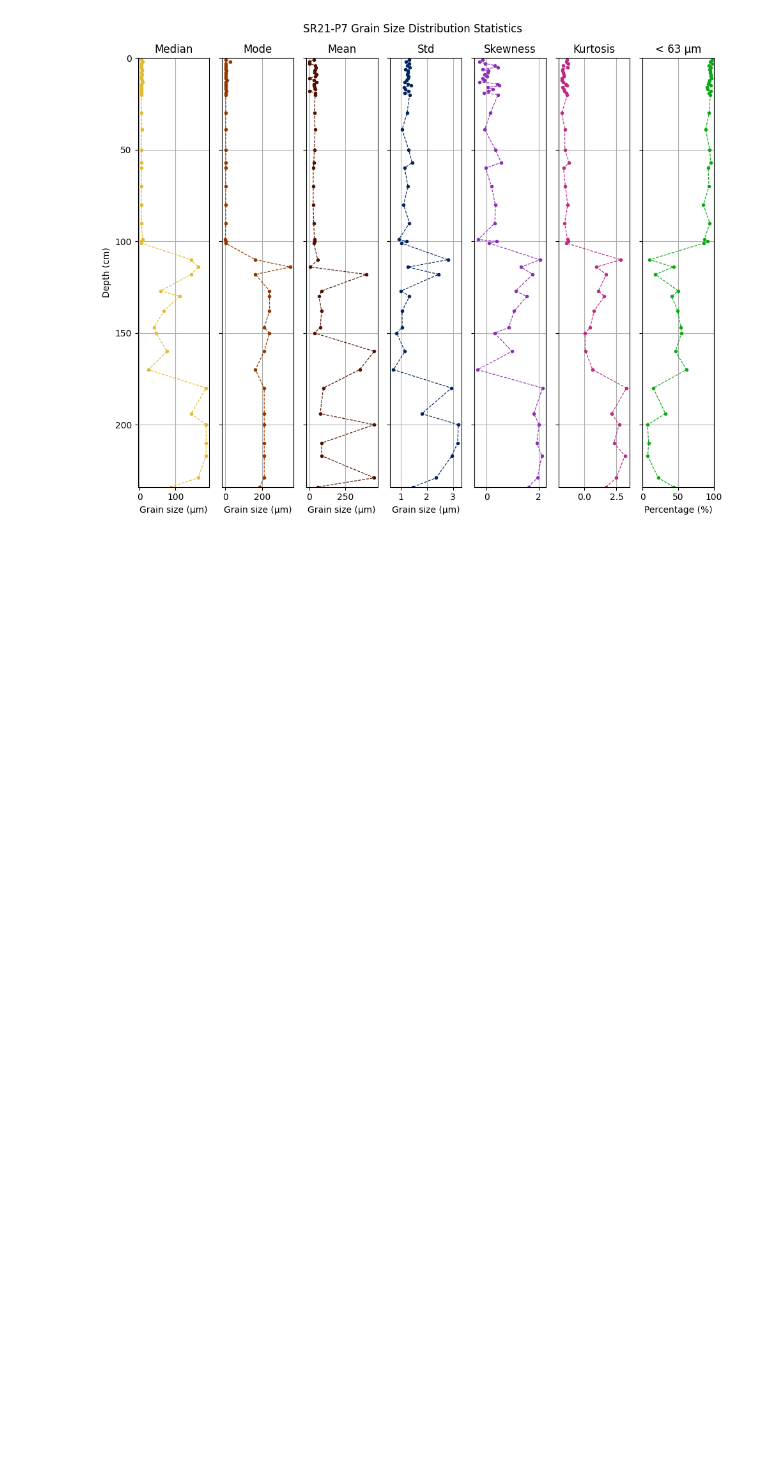
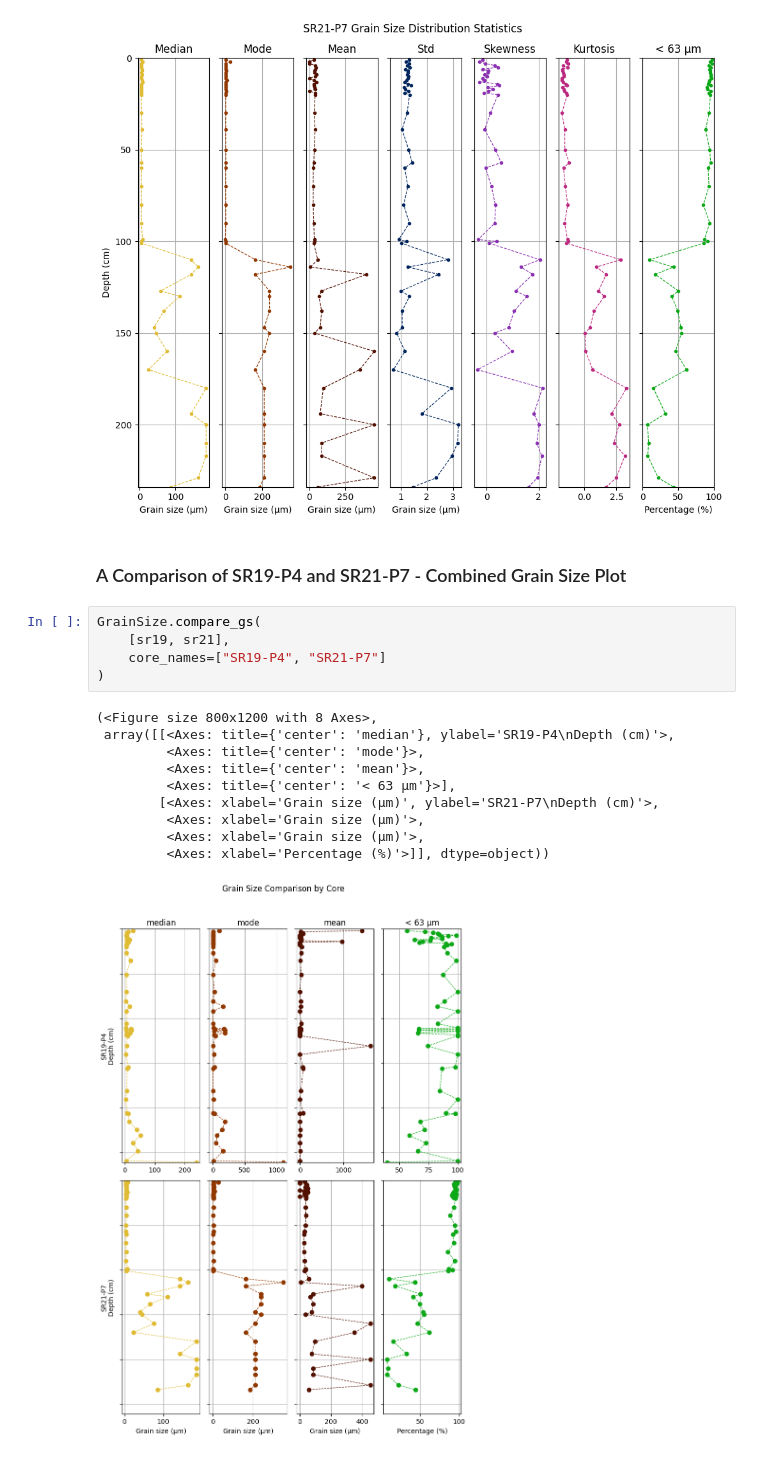
Before and after one commit to jvseds/SedLab, a Jupyter notebook: plot_lims.ipynb, the cells around one changed output. Saved outputs shown, nothing was run; the diff lists cells and outputs as text; blank space fills up the shorter version.

Commit message:
grainsize.core.GrainSize: added  plotting method to compare gs statistics between cores

```diff
--- a/plot_lims.ipynb
+++ b/plot_lims.ipynb
@@ -37,3 +37,21 @@ sr21_plot_path = "./data-files/gs-files/sr21-stats-234.png"
 sr21_plot = sr21.plot_stats_fines(fine_col="total", core_name="SR21-P7", marker=".", figsize=(10, 8), save_fig=False, fpath=sr21_plot_path)
 # %% [output]
 [figure]
+# %% [markdown]
+### A Comparison of SR19-P4 and SR21-P7 - Combined Grain Size Plot
+# %%
+GrainSize.compare_gs(
+    [sr19, sr21],
+    core_names=["SR19-P4", "SR21-P7"]
+)
+# %% [output]
+(<Figure size 800x1200 with 8 Axes>,
+ array([[<Axes: title={'center': 'median'}, ylabel='SR19-P4\nDepth (cm)'>,
+         <Axes: title={'center': 'mode'}>,
+         <Axes: title={'center': 'mean'}>,
+         <Axes: title={'center': '< 63 µm'}>],
+        [<Axes: xlabel='Grain size (µm)', ylabel='SR21-P7\nDepth (cm)'>,
+         <Axes: xlabel='Grain size (µm)'>,
+         <Axes: xlabel='Grain size (µm)'>,
+         <Axes: xlabel='Percentage (%)'>]], dtype=object))
+[figure, added]
```
Also changed, not shown: 1 other file.
